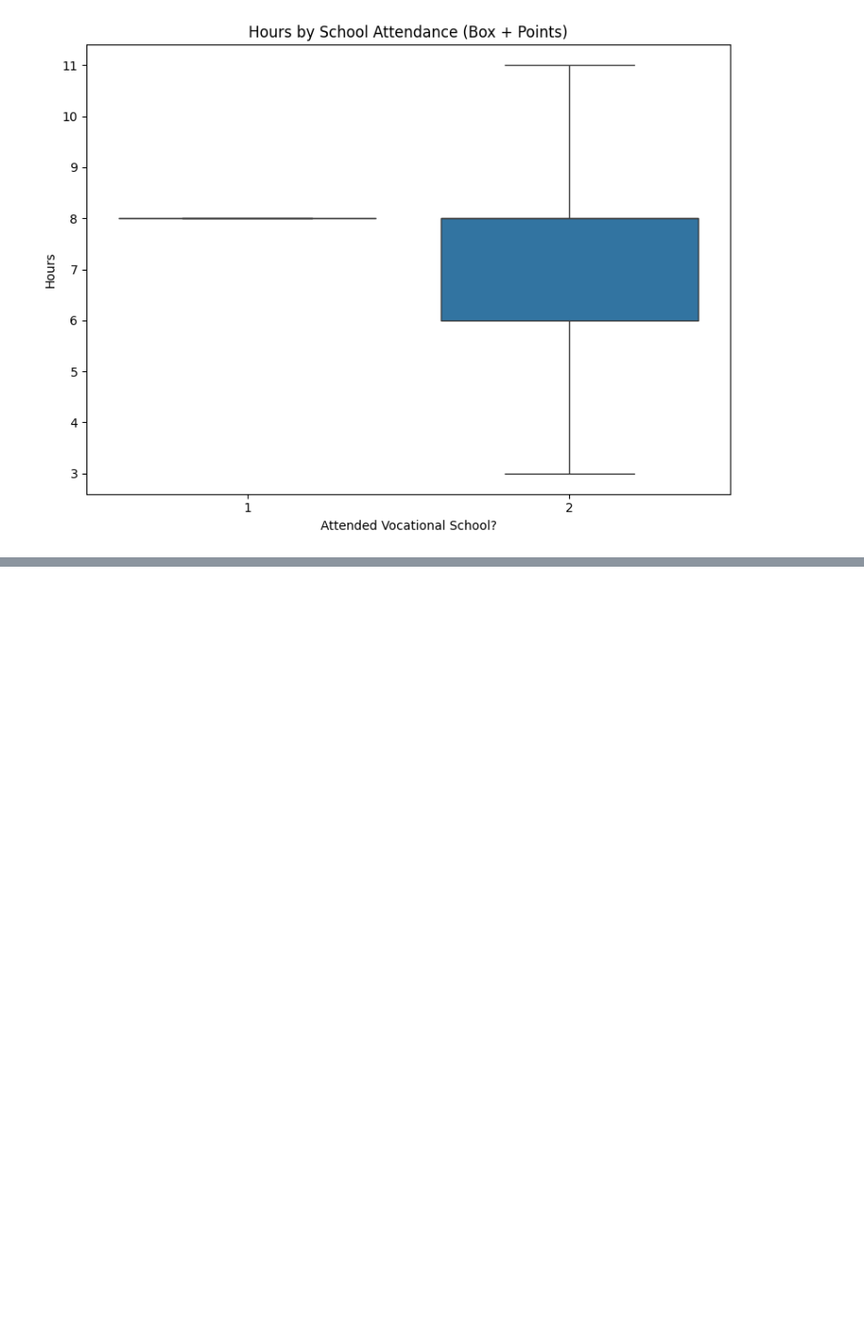
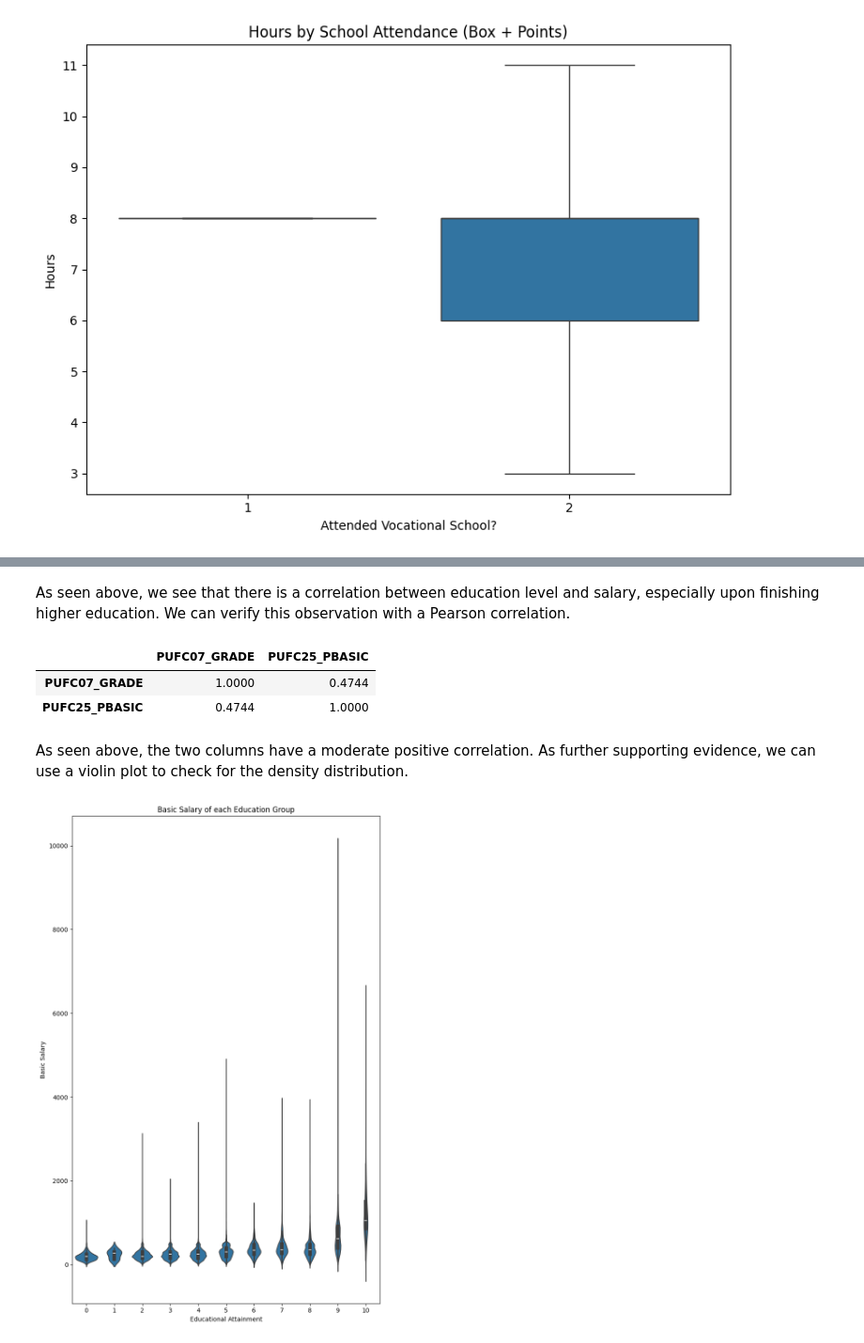
Before and after one commit to jemire22/csmodel-s11-grp8-mp, a Jupyter notebook: CSMODEL S11 Group 8 MP Phase 1.ipynb, the cells around one changed output, grey strips where cells are left out. Shown: that part at 94% size. Drawn from its saved outputs; the diff is of its cells as text; code cells hidden in the pictures; blank space fills up the shorter version.

```diff
--- a/CSMODEL S11 Group 8 MP Phase 1.ipynb
+++ b/CSMODEL S11 Group 8 MP Phase 1.ipynb
@@ -478,0 +516,27 @@ plt.show()
+# %% [markdown]
+As seen above, we see that there is a correlation between education level and salary, especially upon finishing higher education. We can verify this observation with a Pearson correlation.
+# %%
+# check correlation
+grade_basicpay = wage_cat_df[['PUFC07_GRADE', 'PUFC25_PBASIC']]
+grade_basicpay.corr()
+# %% [output]
+|  | PUFC07_GRADE | PUFC25_PBASIC |
+| PUFC07_GRADE | 1.0000 | 0.4744 |
+| PUFC25_PBASIC | 0.4744 | 1.0000 |
+# %% [markdown]
+As seen above, the two columns have a moderate positive correlation. As further supporting evidence, we can use a violin plot to check for the density distribution.
+# %%
+plt.figure(figsize=(8, 12))
+sns.violinplot(
+    data=grade_basicpay,
+    x="PUFC07_GRADE",
+    y="PUFC25_PBASIC" # hide extreme point markers
+)
+
+plt.xlabel("Educational Attainment")
+plt.ylabel("Basic Salary")
+plt.title("Basic Salary of each Education Group")
+plt.tight_layout()
+plt.show()
+# %% [output]
+[figure, added]
```
Also changed, not shown: parts of 13 cells of this notebook.
